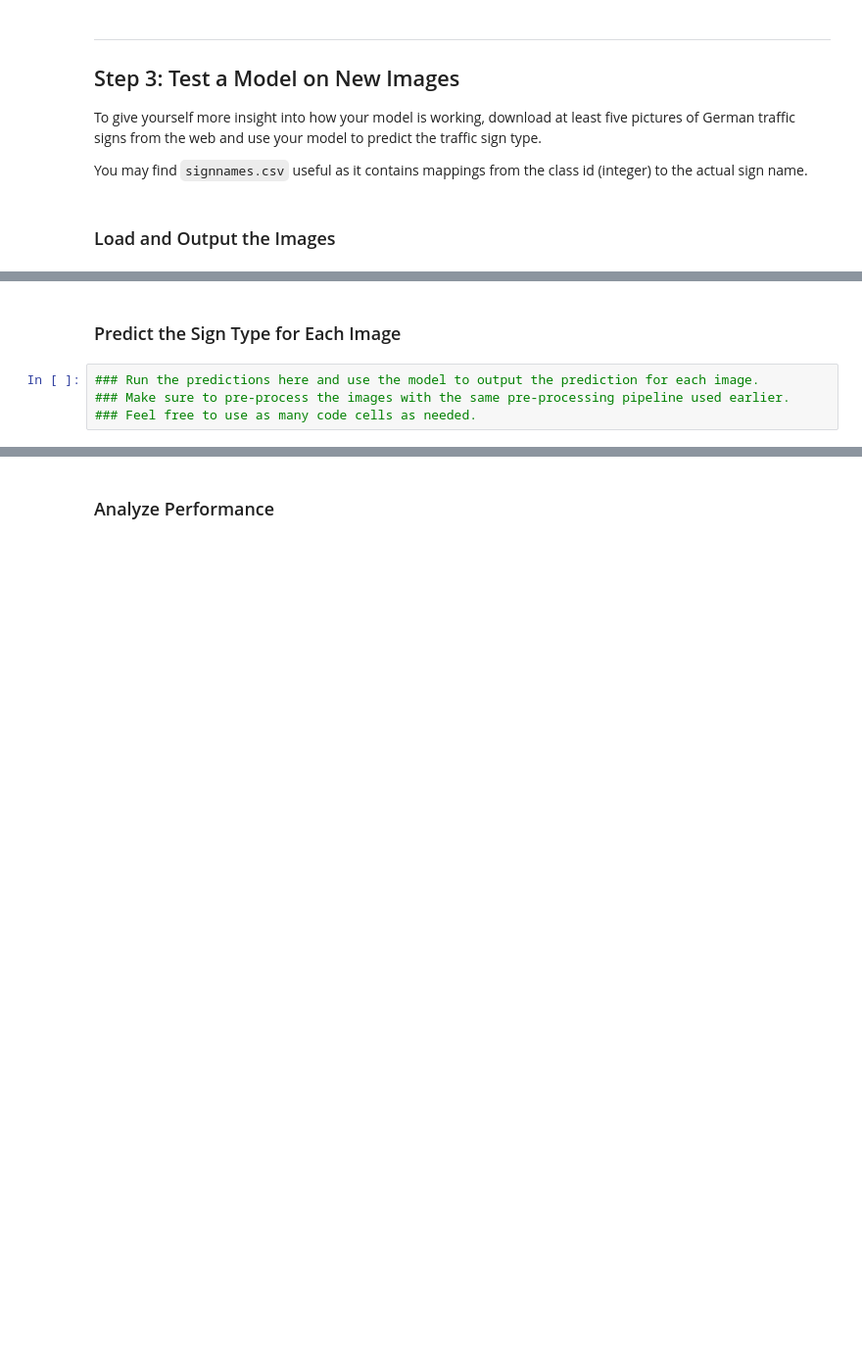
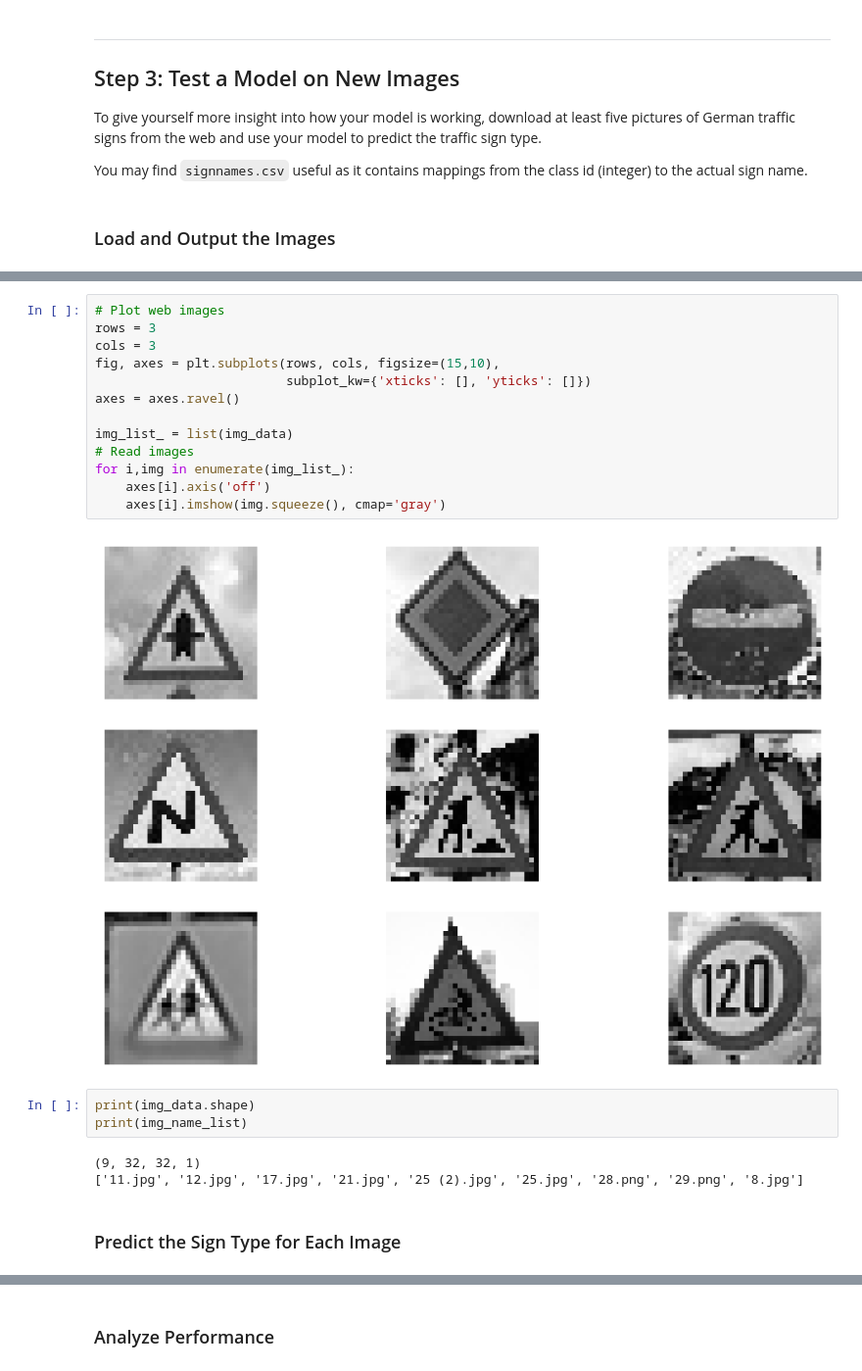
Before and after one commit to JayLSU/CarND-Traffic-Sign-Classifier-Project, a Jupyter notebook: Traffic_Sign_Classifier.ipynb, the cells around one changed output, grey strips where cells are left out. Shown at 98% size. Drawn from its saved outputs; the diff is of its cells as text; blank space fills up the shorter version.

```diff
--- a/Traffic_Sign_Classifier.ipynb
+++ b/Traffic_Sign_Classifier.ipynb
@@ -625,6 +666,23 @@ You may find `signnames.csv` useful as it contains mappings from the class id (i
+# %%
+# Plot web images
+rows = 3
+cols = 3
+fig, axes = plt.subplots(rows, cols, figsize=(15,10),
+                         subplot_kw={'xticks': [], 'yticks': []})
+axes = axes.ravel()
+
+img_list_ = list(img_data)
+# Read images
+for i,img in enumerate(img_list_):
+    axes[i].axis('off')
+    axes[i].imshow(img.squeeze(), cmap='gray')
+# %% [output]
+[figure, added]
+# %%
+print(img_data.shape)
+print(img_name_list)
+# %% [output]
+(9, 32, 32, 1)
+['11.jpg', '12.jpg', '17.jpg', '21.jpg', '25 (2).jpg', '25.jpg', '28.png', '29.png', '8.jpg']
 # %% [markdown]
 ### Predict the Sign Type for Each Image
-# %%
-### Run the predictions here and use the model to output the prediction for each image.
-### Make sure to pre-process the images with the same pre-processing pipeline used earlier.
-### Feel free to use as many code cells as needed.
```
Also changed, not shown: parts of 14 cells of this notebook, 12 other files.
